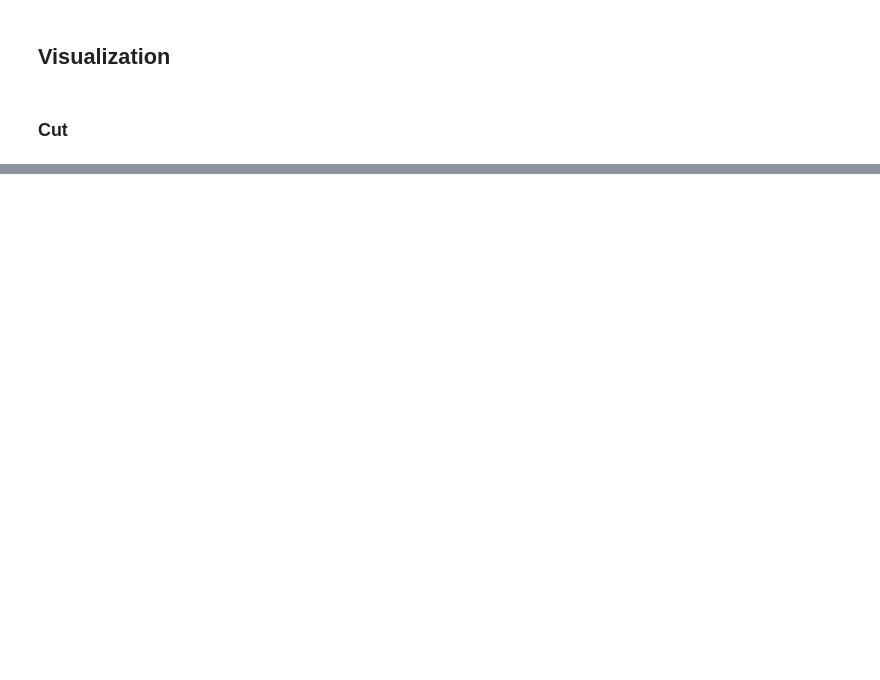
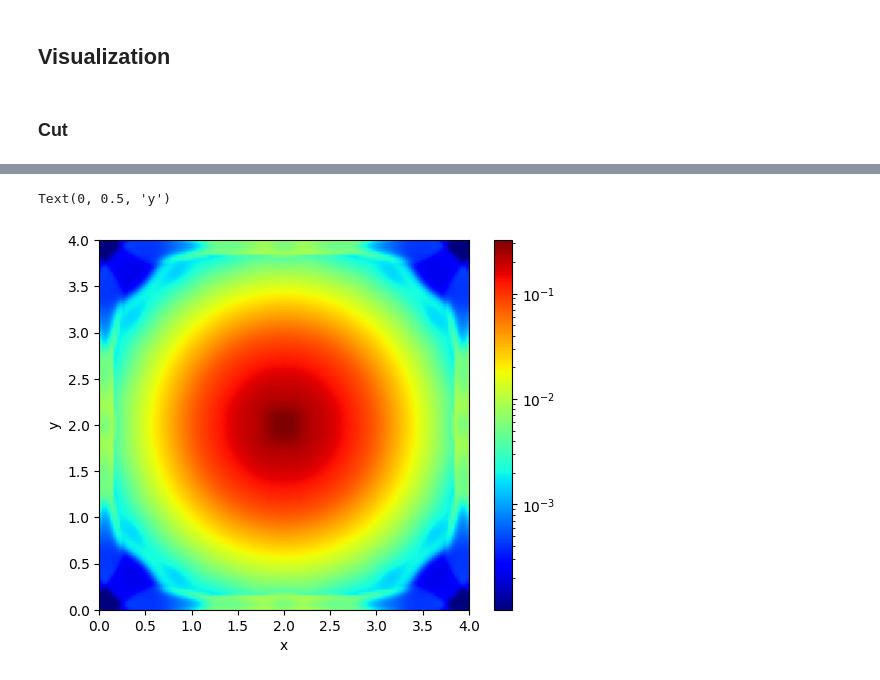
Before and after one commit to leo1200/jf1uids, a Jupyter notebook: notebooks/gravity_tests.ipynb, the cells around one changed output, grey strips where cells are left out. Cells and saved outputs as stored; diff of their text form; code cells hidden in the pictures; blank space fills up the shorter version.

```diff
--- a/notebooks/gravity_tests.ipynb
+++ b/notebooks/gravity_tests.ipynb
@@ -496,0 +484,12 @@ plt.tight_layout()
+# %%
+from matplotlib.colors import LogNorm
+
+final_state_s = snapshots.states[-1]
+
+plt.imshow(final_state_s[0, :, :, num_cells // 2].T, cmap = "jet", origin = "lower", extent=[0, box_size, 0, box_size], norm = LogNorm())
+plt.colorbar()
+plt.xlabel("x")
+plt.ylabel("y")
+# %% [output]
+Text(0, 0.5, 'y')
+[figure, added]
```
Also changed, not shown: parts of 7 cells of this notebook, 16 other files.
